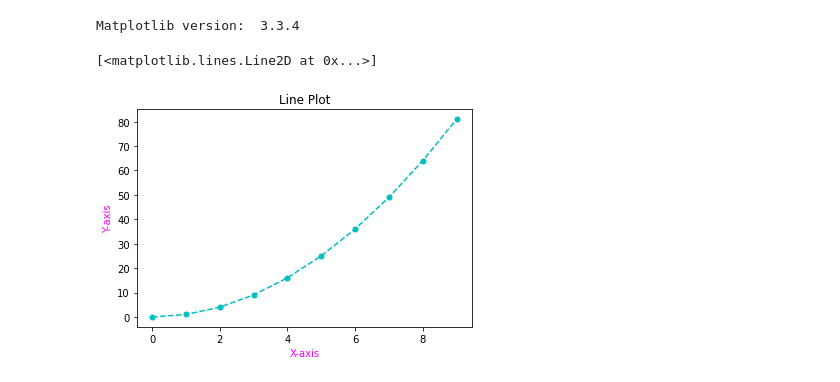
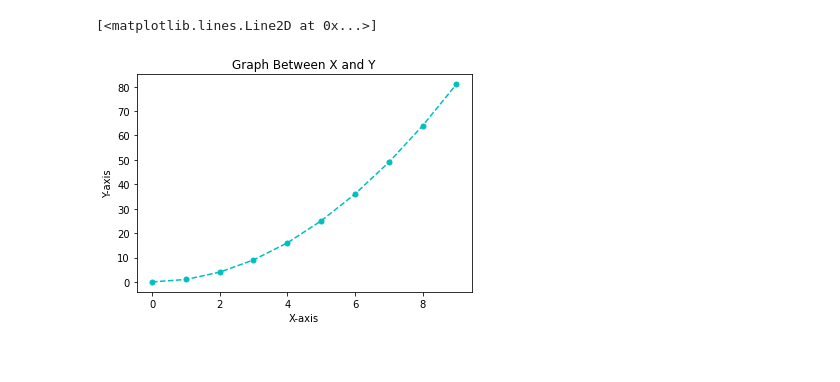
Before and after one commit to Nikithkumar06/LetsUpgrade_Assignment_Submission, a Jupyter notebook: Assignment1.ipynb, the cells around one changed output. Saved outputs shown, nothing was run; the diff lists cells and outputs as text; code cells hidden in the pictures.

```diff
--- a/Assignment1.ipynb
+++ b/Assignment1.ipynb
@@ -6,21 +6,18 @@ import seaborn as sns
 import matplotlib as mpl
 import matplotlib.pyplot as plt
 %matplotlib inline
-# %%
-print ('Matplotlib version: ', mpl.__version__ ) # >=2.0.0
-# %% [output]
-Matplotlib version:  3.3.4
 # %%
 from numpy.random import randn, randint, uniform, sample
 # %%
-x = np.arange(0, 10)
-y = x*x
+#QUESTION 1:- plot a line plot between x and y:
+x=np.arange(0,10)
+y=x*x
 
-plt.title("Line Plot")
-plt.xlabel('X-axis', color='magenta')
-plt.ylabel('Y-axis', color='magenta')
+plt.title("Graph Between X and Y")
+plt.xlabel('X-axis', color='black')
+plt.ylabel('Y-axis', color='black')
 plt.plot(x, y, 'co--', linewidth=1.5, markersize=5)
 # %% [output]
 [<matplotlib.lines.Line2D at 0x...>]
-[figure, old version]
+[figure, new version]
 # %%
```
Also changed, not shown: parts of 3 cells of this notebook.
